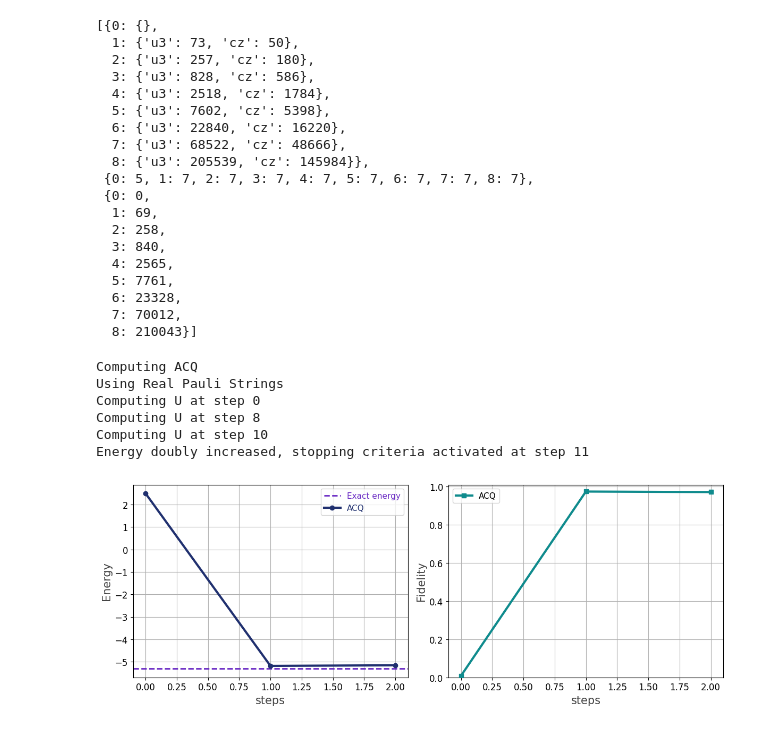
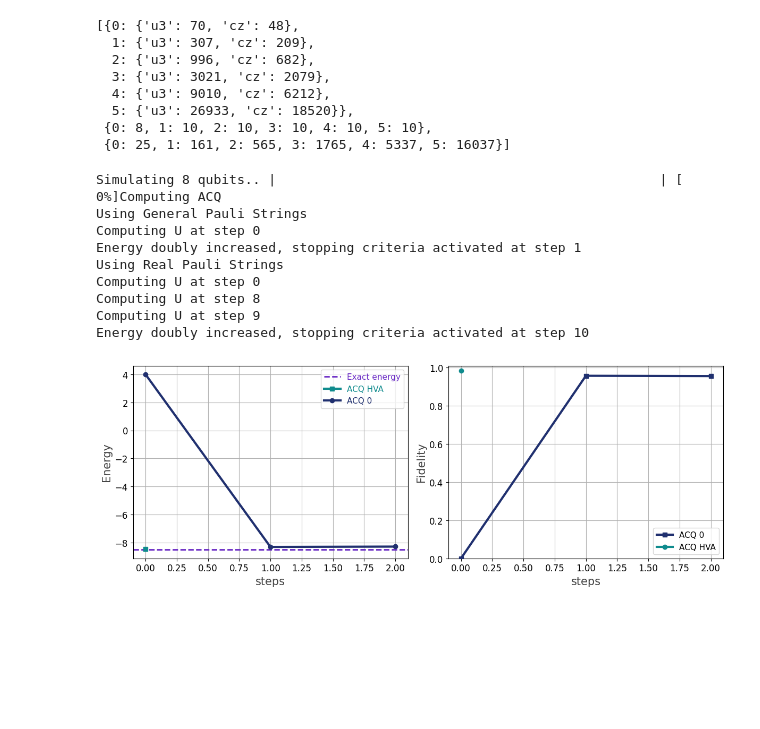
Before and after one commit to LucaYoy/ACQ, a Jupyter notebook: DBF/example_TFIM_DBF.ipynb, the cells around one changed output. Saved outputs shown, nothing was run; the diff lists cells and outputs as text; code cells hidden in the pictures; blank space fills up the shorter version.

```diff
--- a/DBF/example_TFIM_DBF.ipynb
+++ b/DBF/example_TFIM_DBF.ipynb
@@ -27,4 +27,22 @@ def TFIM_qr(J,h,n_qubits):
         i_next = (i+1)%n_qubits
         H += J*Z(i)*Z(i_next) + h*X(i)
     return H
+
+def H_0(J,n_qubits):
+    H = 0
+    for i in range(0,n_qubits,2):
+        H += J*Z(i)*Z((i+1)%n_qubits)
+    return H
+
+def H_1(J,n_qubits):
+    H = 0
+    for i in range(1,n_qubits,2):
+        H += J*Z(i)*Z((i+1)%n_qubits)
+    return H
+
+def H_2(h,n_qubits):
+    H = 0
+    for i in range(n_qubits):
+        H += h*X(i)
+    return H
 # %% [output]
@@ -95,28 +182,18 @@ plt.show()
 # %%
-results['circuit_data']
+results[0]['circuit_data']
 # %% [output]
-[{0: {},
-  1: {'u3': 73, 'cz': 50},
-  2: {'u3': 257, 'cz': 180},
-  3: {'u3': 828, 'cz': 586},
-  4: {'u3': 2518, 'cz': 1784},
-  5: {'u3': 7602, 'cz': 5398},
-  6: {'u3': 22840, 'cz': 16220},
-  7: {'u3': 68522, 'cz': 48666},
-  8: {'u3': 205539, 'cz': 145984}},
- {0: 5, 1: 7, 2: 7, 3: 7, 4: 7, 5: 7, 6: 7, 7: 7, 8: 7},
- {0: 0,
-  1: 69,
-  2: 258,
-  3: 840,
-  4: 2565,
-  5: 7761,
-  6: 23328,
-  7: 70012,
-  8: 210043}]
+[{0: {'u3': 70, 'cz': 48},
+  1: {'u3': 307, 'cz': 209},
+  2: {'u3': 996, 'cz': 682},
+  3: {'u3': 3021, 'cz': 2079},
+  4: {'u3': 9010, 'cz': 6212},
+  5: {'u3': 26933, 'cz': 18520}},
+ {0: 8, 1: 10, 2: 10, 3: 10, 4: 10, 5: 10},
+ {0: 25, 1: 161, 2: 565, 3: 1765, 4: 5337, 5: 16037}]
 # %%
 import Hamiltonian as ham
 import Evolution as evol
+from run_qite import get_statevector
 
 H_acq,H_trot=ham.TFIM(J,h,n_qubits,T=2)
 
@@ -125,19 +202,26 @@ psi0np=np.zeros((2**n_qubits,1),dtype=complex)
 psi0np[0]=1
 psi_0=sp.csc_matrix(psi0np/np.linalg.norm(psi0np))
 
+qc_hva = state_prep_hva().qs.compile()
+psi_0_hva = sp.csc_matrix(get_statevector(qc_hva,n_qubits).reshape(-1,1))
+
 #QITE and ACQ evolution
 D=2
 dt = 0.1
 N = 100
 print("Computing ACQ")
-E_ACQ,psi_ACQ,indx_acq,times_acq,a_acq = evol.ACQ(n_qubits,H_acq,H_trot,D,psi_0,N,dt,methodLS='LU')
+E_ACQ_hva,psi_ACQ_hva,indx_acq_hva,times_acq_hva,a_acq_hva = evol.ACQ(n_qubits,H_acq,H_trot,D,psi_0_hva,N,dt,methodLS='LU')
+E_ACQ_0,psi_ACQ_0,indx_acq_0,times_acq_0,a_acq_0 = evol.ACQ(n_qubits,H_acq,H_trot,D,psi_0,N,dt,methodLS='LU')
 # %% [output]
-Computing ACQ
+Simulating 8 qubits.. |                                                 | [  0%]Computing ACQ
+Using General Pauli Strings
+Computing U at step 0
+Energy doubly increased, stopping criteria activated at step 1
 Using Real Pauli Strings
 Computing U at step 0
 Computing U at step 8
-Computing U at step 10
-Energy doubly increased, stopping criteria activated at step 11
+Computing U at step 9
+Energy doubly increased, stopping criteria activated at step 10
 # %%
 import PauliStrings as ps
 from run_qite import build_acq_circuit_qrisp
@@ -161,35 +262,40 @@ circuit_data = {
 # %%
 from run_qite import get_statevector,compute_moments
 
-energies_acq = [compute_moments(get_statevector(circuits[step],n_qubits),H_acq)[0] for step in range(steps_acq+1)]
-fidelities_acq = [fidelity_pure(psigs, get_statevector(circuits[step],n_qubits).reshape(-1,1)) for step in range(steps_acq+1)]
+energies_acq_0 = [compute_moments(get_statevector(circuit_data_0['circuits'][step],n_qubits),H_acq)[0] for step in range(steps_acq_0+1)]
+fidelities_acq_0 = [fidelity_pure(psigs, get_statevector(circuit_data_0['circuits'][step],n_qubits).reshape(-1,1)) for step in range(steps_acq_0+1)]
+
+energies_acq_hva = [compute_moments(get_statevector(circuit_data_hva['circuits'][step],n_qubits),H_acq)[0] for step in range(steps_acq_hva+1)]
+fidelities_acq_hva = [fidelity_pure(psigs, get_statevector(circuit_data_hva['circuits'][step],n_qubits).reshape(-1,1)) for step in range(steps_acq_hva+1)]
 
 fig, (ax1, ax2) = plt.subplots(1, 2, figsize=(12, 4.5))
 # Energy plot
 ax1.set_xlabel('steps', fontsize=15, color='#444444')
 ax1.set_ylabel('Energy', fontsize=15, color='#444444')
 ax1.axhline(y=E_gs, color='#6929C4', linestyle='--', linewidth=2, label='Exact energy')
-ax1.plot(range(steps_acq+1), energies_acq, c='#20306f', marker='o', linestyle='solid', linewidth=3, zorder=3, label='ACQ')
+ax1.plot(range(steps_acq_hva+1), energies_acq_hva, c='#0f8b8d', marker='s', linestyle='solid', linewidth=3, zorder=3, label='ACQ HVA')
+ax1.plot(range(steps_acq_0+1), energies_acq_0, c='#20306f', marker='o', linestyle='solid', linewidth=3, zorder=3, label='ACQ 0')
 ax1.legend(fontsize=11, labelcolor='linecolor')
 ax1.tick_params(axis='both', labelsize=12)
 ax1.grid()
 
 # Fidelity plot
 ax2.set_xlabel('steps', fontsize=15, color='#444444')
 ax2.set_ylabel('Fidelity', fontsize=15, color='#444444')
-ax2.plot(range(steps_acq+1), fidelities_acq, c='#0f8b8d', marker='s', linestyle='solid', linewidth=3, zorder=3, label='ACQ')
+ax2.plot(range(steps_acq_0+1), fidelities_acq_0, c='#20306f', marker='s', linestyle='solid', linewidth=3, zorder=3, label='ACQ 0')
+ax2.plot(range(steps_acq_hva+1), fidelities_acq_hva, c='#0f8b8d', marker='o', linestyle='solid', linewidth=3, zorder=3, label='ACQ HVA')
 ax2.set_ylim(0.0, 1.01)
 ax2.legend(fontsize=11, loc='upper right')
 ax2.set_ylim(0.0, 1.01)
 ax2.legend(fontsize=11)
 ax2.tick_params(axis='both', labelsize=12)
 ax2.grid()
 
-plt.savefig(f'TFIM_N{n_qubits}_J{J}_h{h}_steps{steps_acq}_ACQ_results.png', dpi=300, bbox_inches='tight')
+#plt.savefig(f'TFIM_N{n_qubits}_J{J}_h{h}_steps{steps_acq_0}_ACQ_D{D}_results.png', dpi=300, bbox_inches='tight')
 plt.tight_layout()
 plt.show()
 # %% [output]
-[figure, old version]
+[figure, new version]
 # %%
 circuit_data['circuit_ops']
 # %% [output]
```
Also changed, not shown: parts of 7 cells of this notebook, 9 other files.
